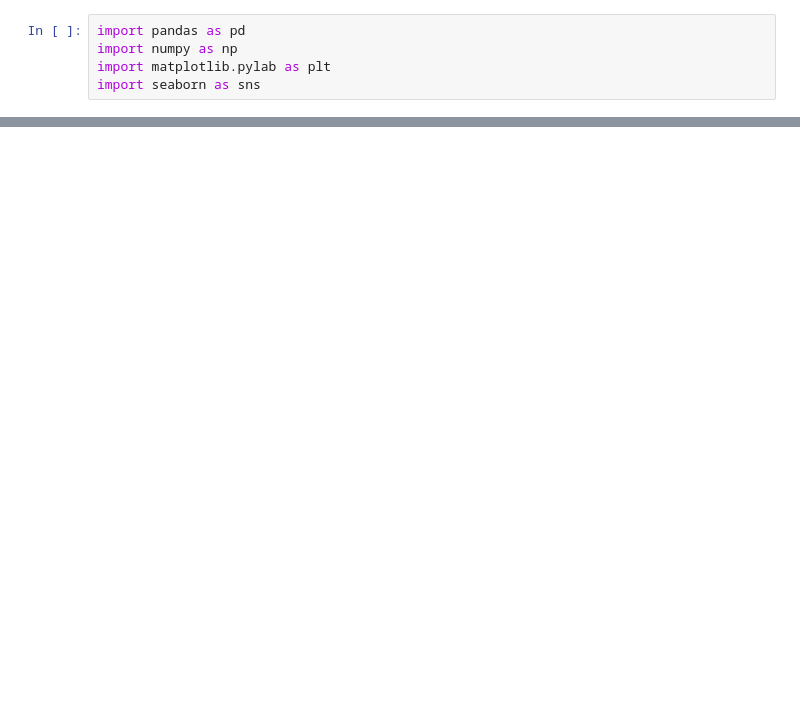
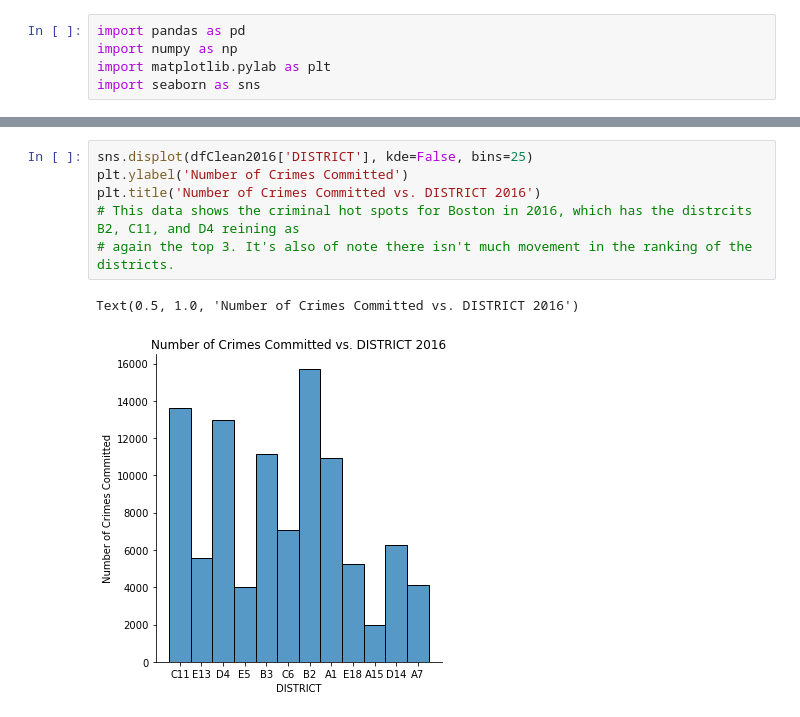
Before and after one commit to data301-2021-winter1/project-group42-project, a Jupyter notebook: notebooks/Reece1/Reece_EDA.ipynb, the cells around one changed output, grey strips where cells are left out. Drawn from its saved outputs; the diff is of its cells as text; blank space fills up the shorter version.

```diff
--- a/notebooks/Reece1/Reece_EDA.ipynb
+++ b/notebooks/Reece1/Reece_EDA.ipynb
@@ -308,0 +130,9 @@ Text(0.5, 1.0, 'Number of Shootings Committed vs. DISTRICT')
+# %%
+sns.displot(dfClean2016['DISTRICT'], kde=False, bins=25)
+plt.ylabel('Number of Crimes Committed')
+plt.title('Number of Crimes Committed vs. DISTRICT 2016')
+# This data shows the criminal hot spots for Boston in 2016, which has the distrcits B2, C11, and D4 reining as
+# again the top 3. It's also of note there isn't much movement in the ranking of the districts.
+# %% [output]
+Text(0.5, 1.0, 'Number of Crimes Committed vs. DISTRICT 2016')
+[figure, added]
```
Also changed, not shown: parts of 52 cells of this notebook, 5 other files.
